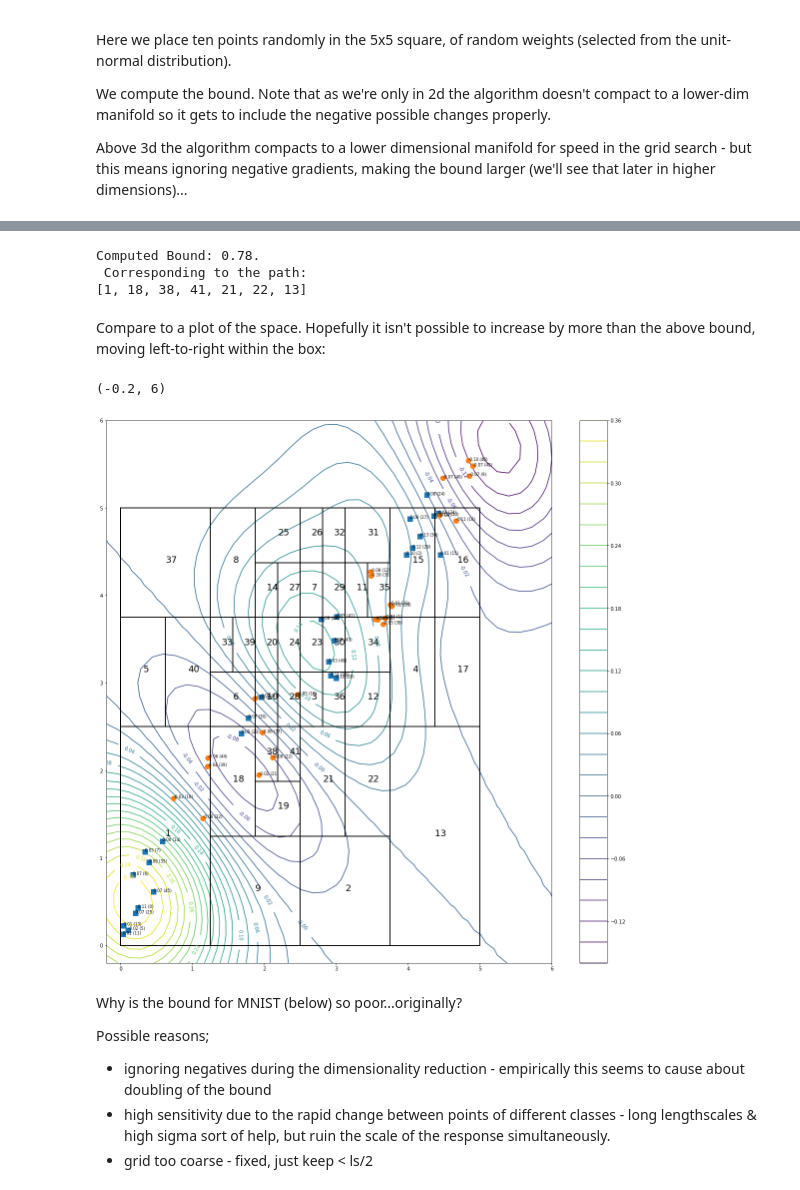
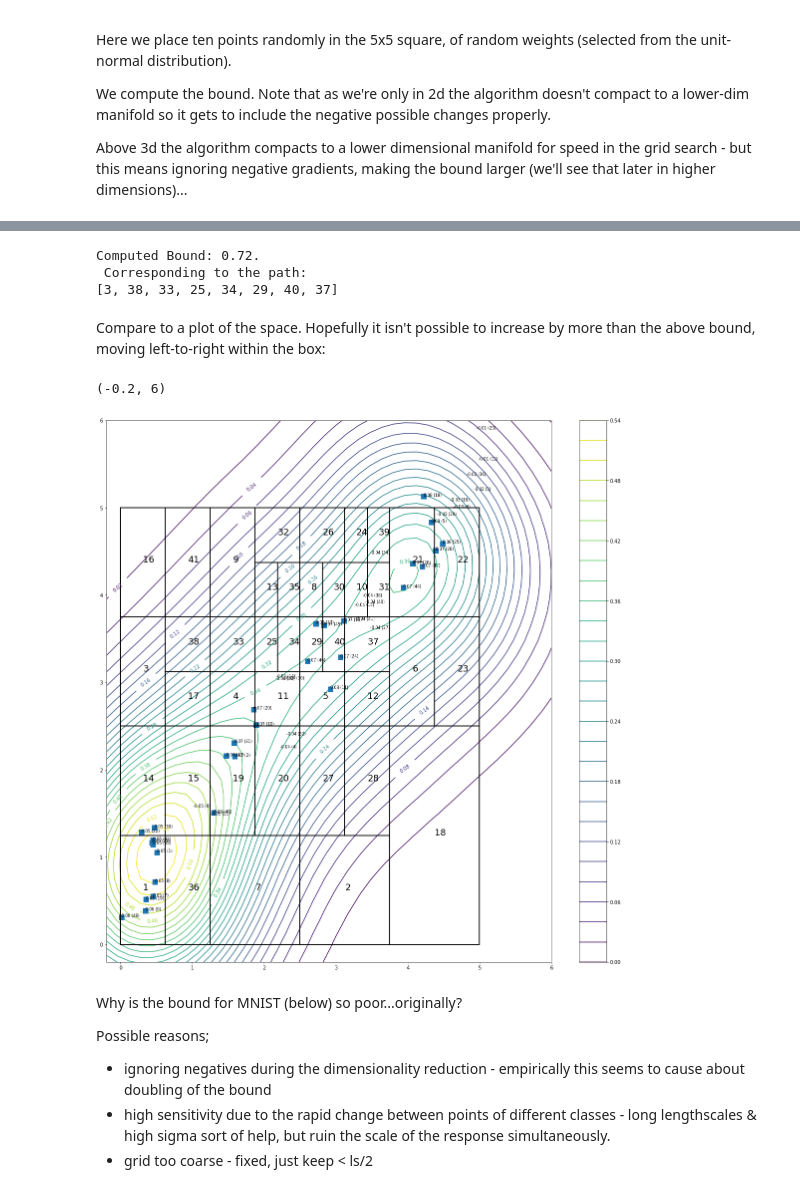
Before and after one commit to lionfish0/GPAdversarialBound, a Jupyter notebook: jupyter/New Version.ipynb, the cells around one changed output, grey strips where cells are left out. Saved outputs shown, nothing was run; the diff lists cells and outputs as text; code cells hidden in the pictures.

Commit message:
Half finished getting variance into kernel

```diff
--- a/jupyter/New Version.ipynb
+++ b/jupyter/New Version.ipynb
@@ -116,13 +116,15 @@ cubesize = 5
 N = 50
 X = np.random.rand(N,dims)*5
 X[:,1] = X[:,0] + np.random.rand(N)*1
-Y = (np.sin(5*X[:,0])+0.2*np.random.randn(N))[:,None]
+Y = (np.sin(5*X[:,0])+0.2*np.random.randn(N))[:,None]>0
 #Y = np.abs(np.random.randn(N,1))
 #Y[X[:,0]<2.5,0] = -Y[X[:,0]<2.5,0] #simple signal - negative on one side of 2.5
 # %%
 sigma = 3.0
+v = 1.0
 gridspacing = 1
 # %%
 splitcount = 40
 forceignorenegatives = False
-bound, hypercube_starts, hypercube_ends, maxseg, EQweights = compute_full_bound(X,Y,sigma,ls,diff_dim,dims,cubesize,gridspacing=gridspacing,splitcount=splitcount,forceignorenegatives=forceignorenegatives)
+logistic_transform = False
+bound, hypercube_starts, hypercube_ends, maxseg, EQweights = compute_full_bound(X,Y,sigma,ls,v,diff_dim,dims,cubesize,gridspacing=gridspacing,splitcount=splitcount,forceignorenegatives=forceignorenegatives,logistic_transform=logistic_transform)
@@ -131,9 +151,9 @@ print("Computed Bound: %0.2f.\n Corresponding to the path:" % bound)
 print(maxseg)
 #2.57->5.88 by forcing us to ignore negatives...
 # %% [output]
-Computed Bound: 0.78.
+Computed Bound: 0.72.
  Corresponding to the path:
-[1, 18, 38, 41, 21, 22, 13]
+[3, 38, 33, 25, 34, 29, 40, 37]
 # %% [markdown]
 Compare to a plot of the space. Hopefully it isn't possible to increase by more than the above bound, moving left-to-right within the box:
 # %%
@@ -143,35 +163,36 @@ plt.figure(figsize=[20,20])
 xs = np.arange(-1,10,0.16)
 ys = np.arange(-1,10,0.16)
 mg = np.array(np.meshgrid(xs,ys))
 grid = np.array([mg[0].flatten(),mg[1].flatten()]).T
 v = np.zeros([len(xs),len(ys)])
+variance = 1.0
 for eq,eqw in zip(X,EQweights):
-    v += eqw*zeromean_gaussian(grid-eq,ls).reshape(len(xs),len(ys))
+    v += eqw*zeromean_gaussian(grid-eq,ls,variance).reshape(len(xs),len(ys))
 CS = plt.contour(xs,ys,v,levels=np.arange(-20,20,0.02))
 plt.clabel(CS, inline=1, fontsize=10,fmt="%1.2f")
 plt.colorbar()
 
 
 
 #plt.plot(X[EQweights>0,0],X[EQweights>0,1],'s',markersize=10,label='positive')
 #plt.plot(X[EQweights<0,0],X[EQweights<0,1],'o',markersize=10,label='negative')
 
 plt.plot(X[Y[:,0]>0,0],X[Y[:,0]>0,1],'s',markersize=10,label='positive')
 plt.plot(X[Y[:,0]<0,0],X[Y[:,0]<0,1],'o',markersize=10,label='negative')
 for i, (c,w) in enumerate(zip(X,EQweights)):
     plt.text(c[0],c[1],"%0.2f (%d)"%(w,i),fontsize=8)
 #plt.legend()
 
 for idx, (hypercube_start, hypercube_end) in enumerate(zip(hypercube_starts,hypercube_ends)):
     plt.plot([hypercube_start[0],hypercube_start[0],hypercube_end[0],hypercube_end[0],hypercube_start[0]],[hypercube_start[1],hypercube_end[1],hypercube_end[1],hypercube_start[1],hypercube_start[1]],'k-')
     if idx>0: plt.text((hypercube_start[0]+hypercube_end[0])/2,(hypercube_start[1]+hypercube_end[1])/2,idx,fontsize=18)
 
 plt.plot([0,0,5,5,0],[0,5,5,0,0],'k-')
 plt.xlim([-.2,6])
 plt.ylim([-.2,6])
 # %% [output]
 (-0.2, 6)
-[figure, old version]
+[figure, new version]
 # %% [markdown]
 Why is the bound for MNIST (below) so poor...originally?
 
```
Also changed, not shown: parts of 19 cells of this notebook, 1 other file.
